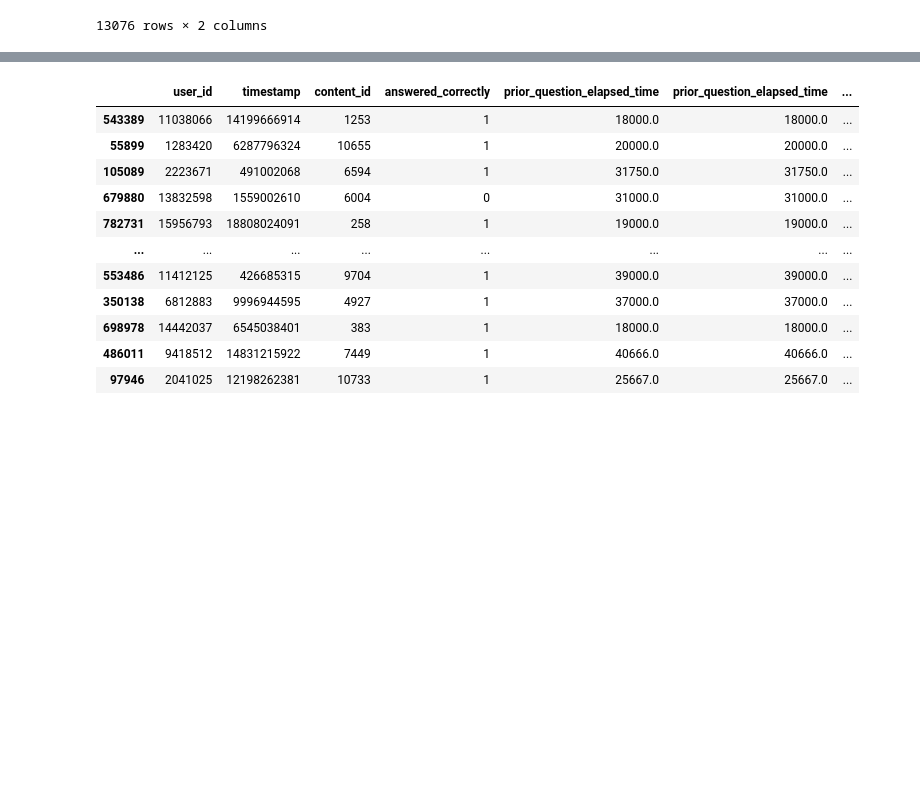
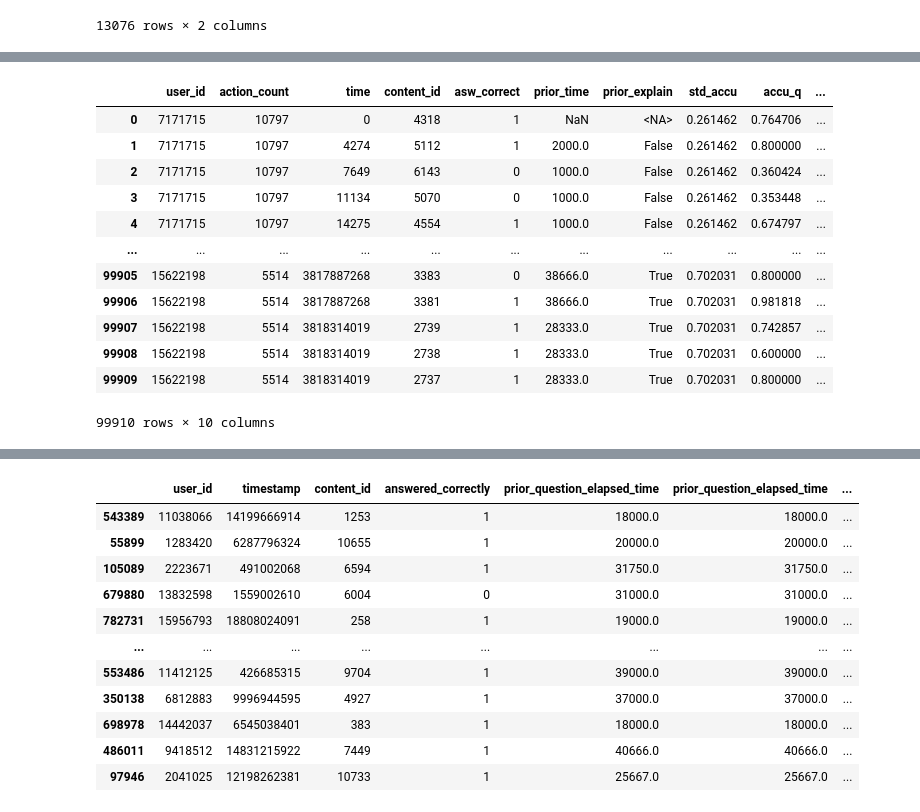
Before and after one commit to jiang-yuelin/Student-Answer-Project, a Jupyter notebook: clean&model.ipynb, the cells around one changed output, grey strips where cells are left out. Saved outputs shown, nothing was run; the diff lists cells and outputs as text; code cells hidden in the pictures; blank space fills up the shorter version.

```diff
--- a/clean&model.ipynb
+++ b/clean&model.ipynb
@@ -212,3 +222,20 @@ top15
+# %%
+top15 = top15.join(question.set_index('question_id'), on = 'content_id')
+top15
+# %% [output]
+|  | user_id | action_count | time | content_id | asw_correct | prior_time | prior_explain | std_accu | accu_q | ... |
+| 0 | 7171715 | 10797 | 0 | 4318 | 1 | NaN | <NA> | 0.261462 | 0.764706 | ... |
+| 1 | 7171715 | 10797 | 4274 | 5112 | 1 | 2000.0 | False | 0.261462 | 0.800000 | ... |
+| 2 | 7171715 | 10797 | 7649 | 6143 | 0 | 1000.0 | False | 0.261462 | 0.360424 | ... |
+| 3 | 7171715 | 10797 | 11134 | 5070 | 0 | 1000.0 | False | 0.261462 | 0.353448 | ... |
+| 4 | 7171715 | 10797 | 14275 | 4554 | 1 | 1000.0 | False | 0.261462 | 0.674797 | ... |
+| ... | ... | ... | ... | ... | ... | ... | ... | ... | ... | ... |
+| 99905 | 15622198 | 5514 | 3817887268 | 3383 | 0 | 38666.0 | True | 0.702031 | 0.800000 | ... |
+| 99906 | 15622198 | 5514 | 3817887268 | 3381 | 1 | 38666.0 | True | 0.702031 | 0.981818 | ... |
+| 99907 | 15622198 | 5514 | 3818314019 | 2739 | 1 | 28333.0 | True | 0.702031 | 0.742857 | ... |
+| 99908 | 15622198 | 5514 | 3818314019 | 2738 | 1 | 28333.0 | True | 0.702031 | 0.600000 | ... |
+| 99909 | 15622198 | 5514 | 3818314019 | 2737 | 1 | 28333.0 | True | 0.702031 | 0.800000 | ... |
+99910 rows × 10 columns
 # %%
 top15.isnull().describe()
 # %% [output]
```
Also changed, not shown: parts of 15 cells of this notebook, 2 other files.
